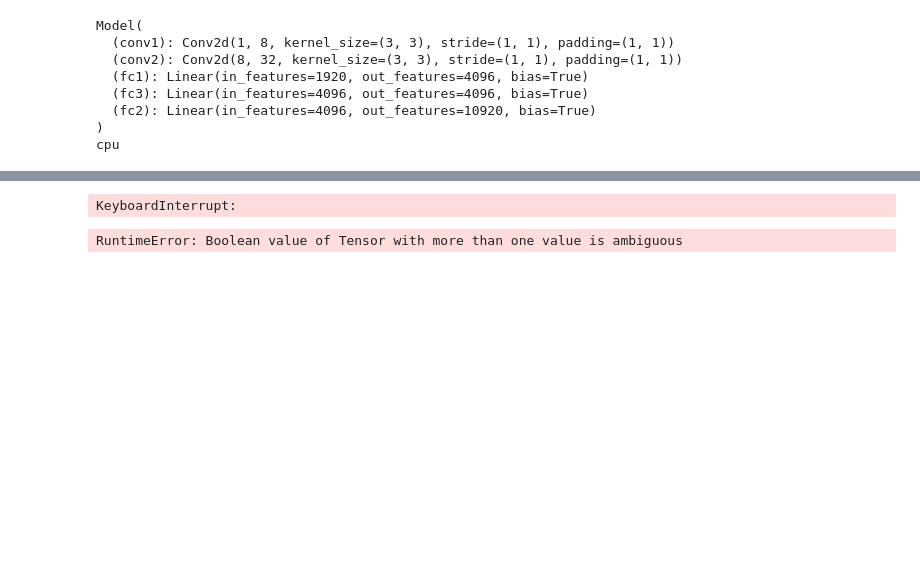
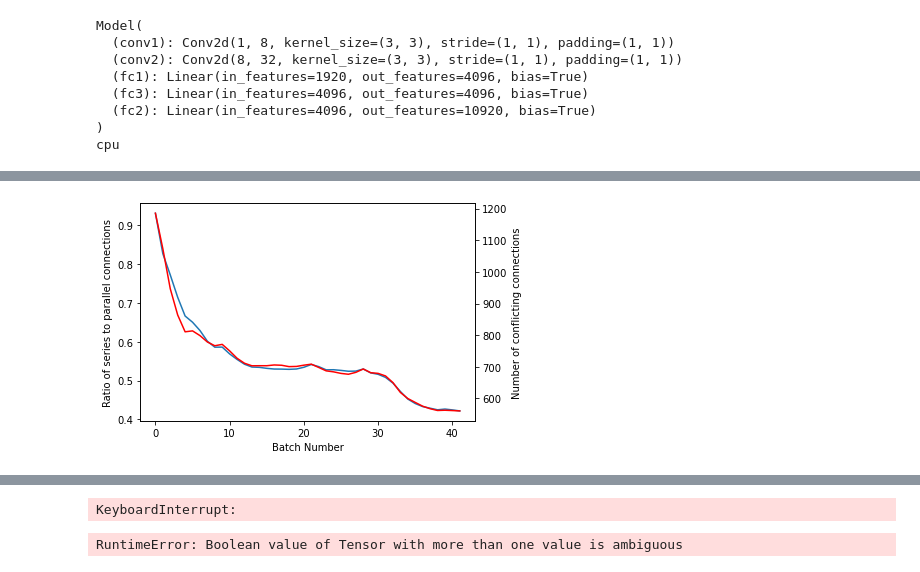
Before and after one commit to martyr37/reconfig-bipv, a Jupyter notebook: Supervised Model.ipynb, the cells around one changed output, grey strips where cells are left out. Saved outputs shown, nothing was run; the diff lists cells and outputs as text; code cells hidden in the pictures; blank space fills up the shorter version.

Commit message:
Added Training Metrics (ratio, self/conflicting connections)

```diff
--- a/Supervised Model.ipynb
+++ b/Supervised Model.ipynb
@@ -355,6 +357,11 @@ cpu
 # %%
 model.train()
 optimizer = torch.optim.Adam(model.parameters(), lr=learning_rate)
+# %%
+ratio_list = []
+self_connections = []
+conflicting_connections = []
+loss_list = []
 # %%
 # iterate over epochs
 entropy_loss = nn.MSELoss(reduction='none')
@@ -421,3 +465,16 @@ KeyboardInterrupt:
+# %%
+fig, ax1 = plt.subplots()
+ax1.plot(ratio_list)
+ax1.set_xlabel('Batch Number')
+ax1.set_ylabel('Ratio of series to parallel connections')
+#ax1.plot(self_connections)
+ax2 = ax1.twinx()
+ax2.plot(conflicting_connections, 'r')
+ax2.set_ylabel('Number of conflicting connections')
+#ax2.plot(loss_list, 'r')
+plt.savefig('training_graph.png',dpi=300,bbox_inches="tight")
+# %% [output]
+[figure, added]
 # %%
 """ Model evaluation creation - DO NOT RUN"""
 evaluation_shading_maps = pd.Series([generate_gaussian(10, 10, 6) for x in range(0, 100)])
```
Also changed, not shown: parts of 14 cells of this notebook.
